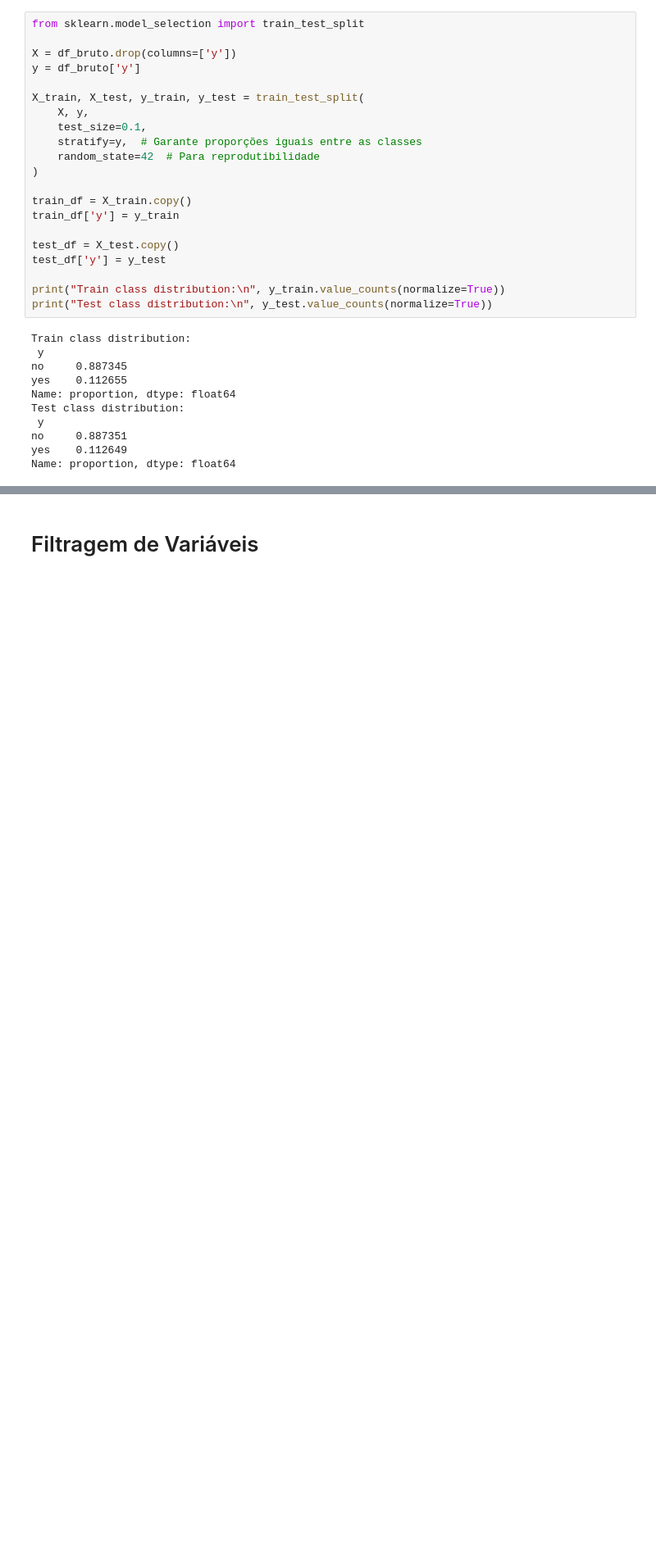
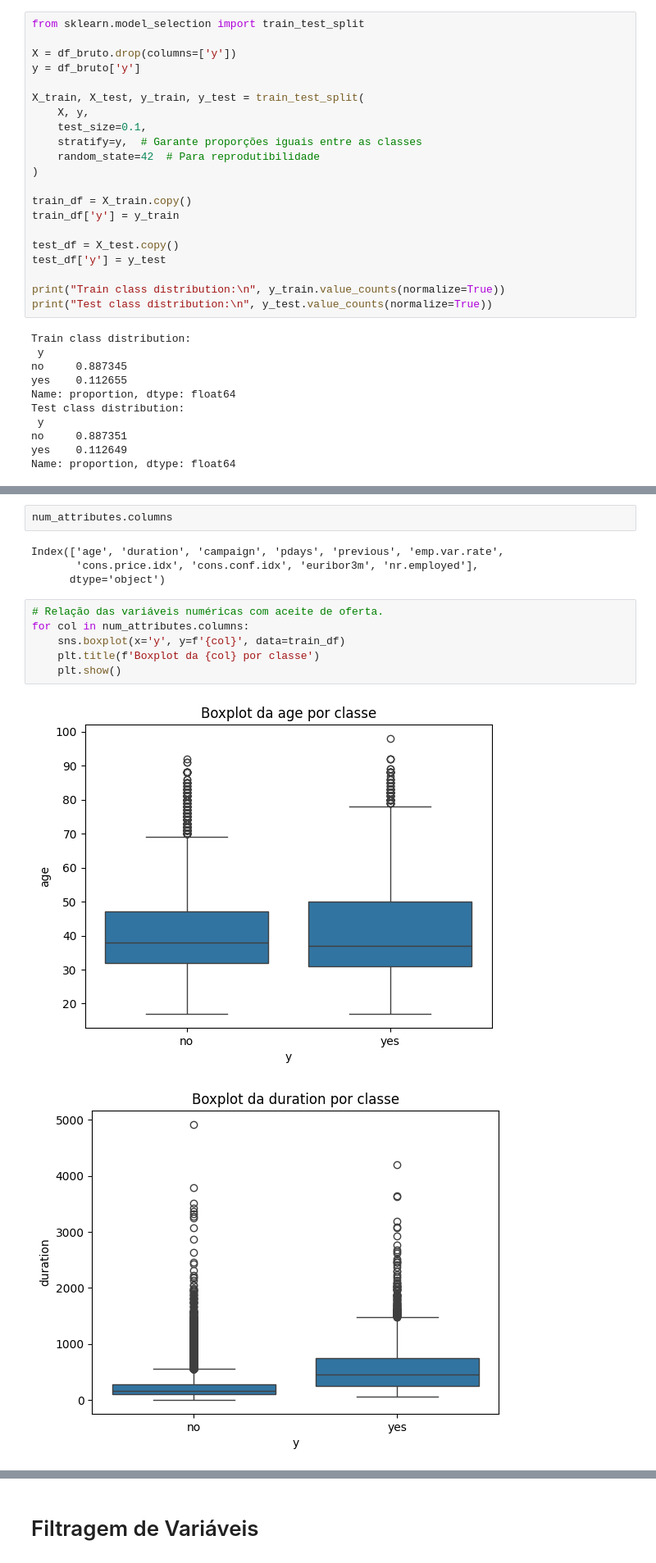
Before and after one commit to erickfog/MercadoLivre_Case, a Jupyter notebook: notebooks/case_1.ipynb, the cells around one changed output, grey strips where cells are left out. Shown at 82% size. Saved outputs shown, nothing was run; the diff lists cells and outputs as text; blank space fills up the shorter version.

```diff
--- a/notebooks/case_1.ipynb
+++ b/notebooks/case_1.ipynb
@@ -264,0 +363,15 @@ Name: proportion, dtype: float64
+# %%
+num_attributes.columns
+# %% [output]
+Index(['age', 'duration', 'campaign', 'pdays', 'previous', 'emp.var.rate',
+       'cons.price.idx', 'cons.conf.idx', 'euribor3m', 'nr.employed'],
+      dtype='object')
+# %%
+# Relação das variáveis numéricas com aceite de oferta.
+for col in num_attributes.columns:
+    sns.boxplot(x='y', y=f'{col}', data=train_df)
+    plt.title(f'Boxplot da {col} por classe')
+    plt.show()
+# %% [output]
+[figure, added]
+[figure, added]
```
Also changed, not shown: parts of 53 cells of this notebook.
